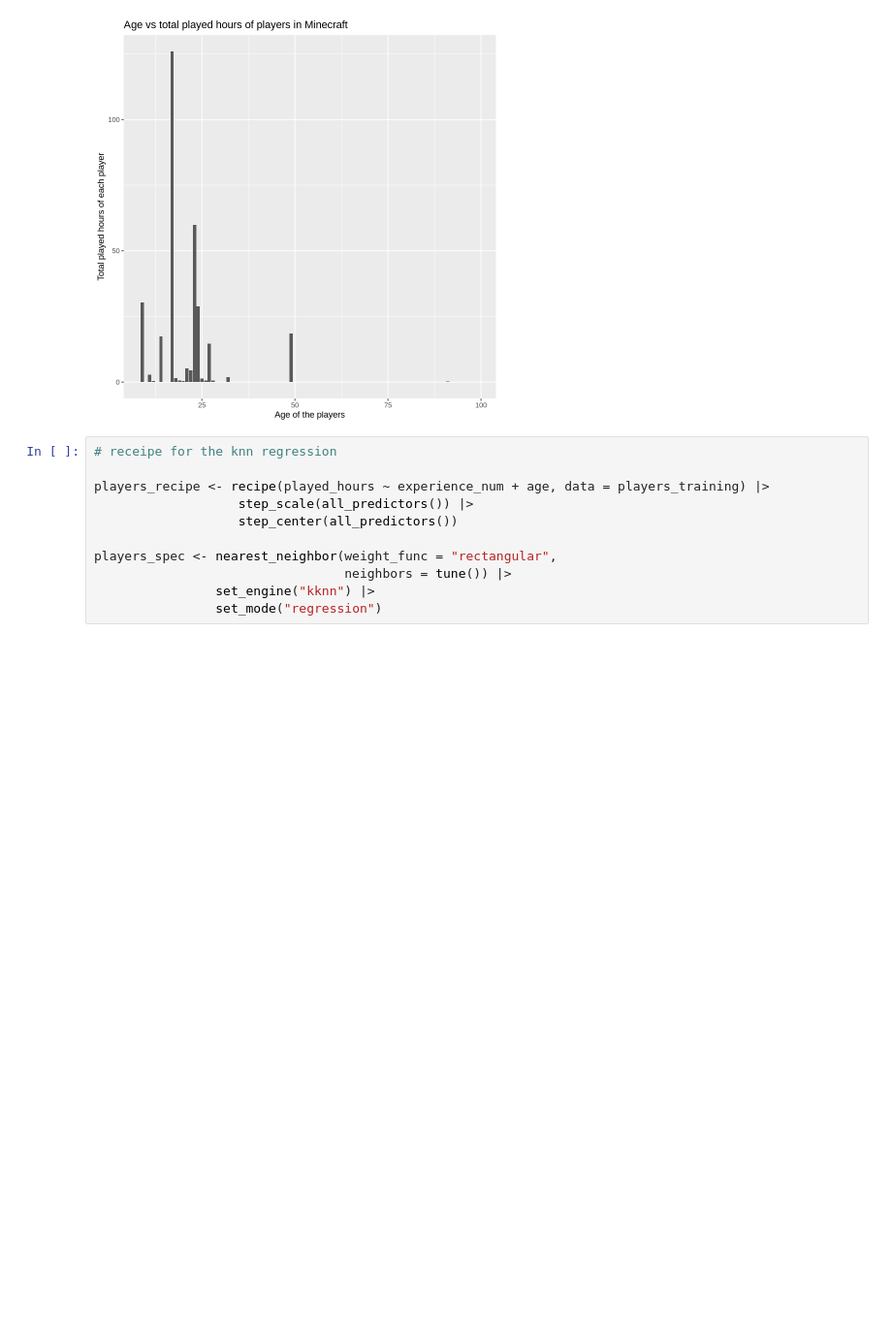
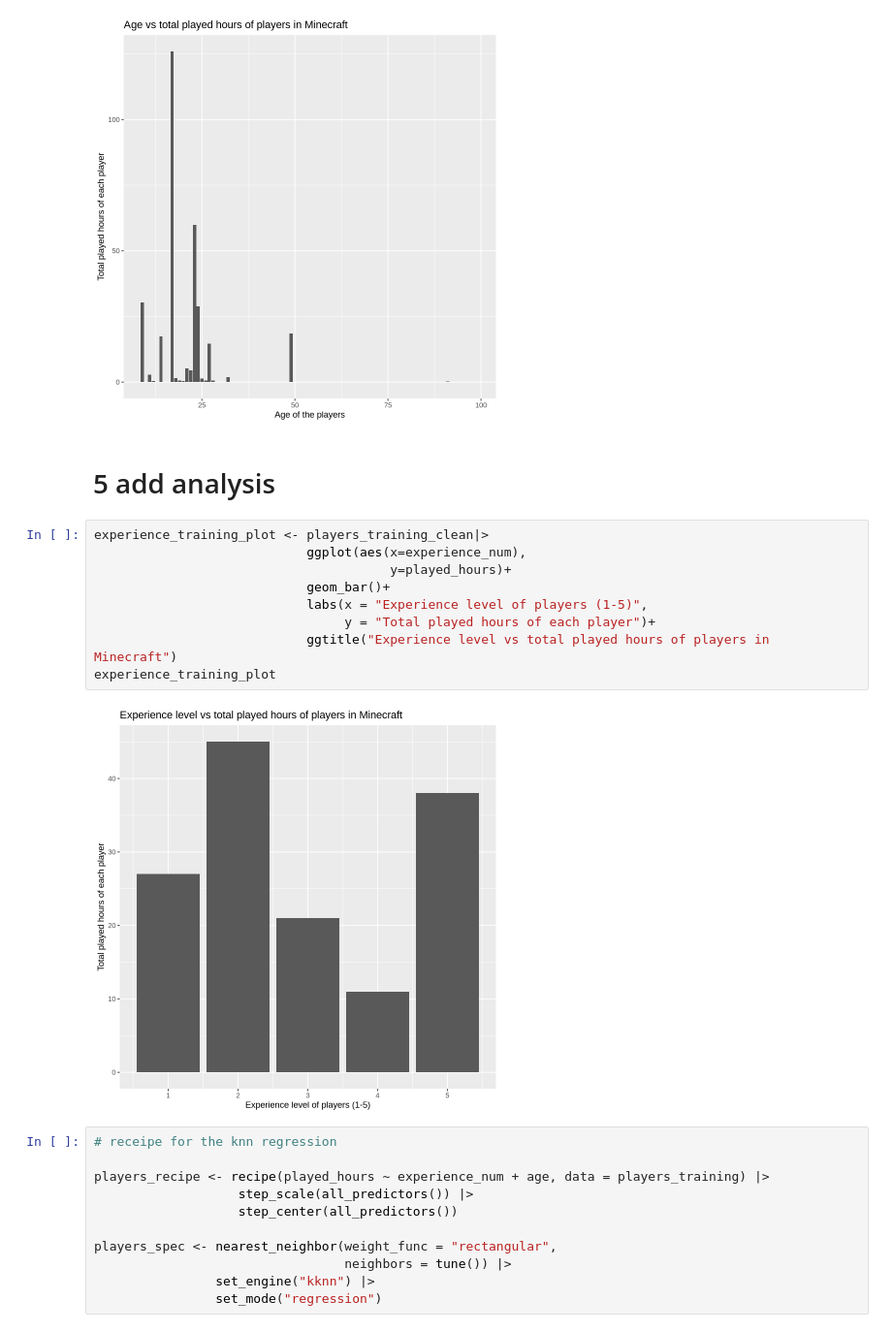
Before and after one commit to janeymhe/dsci-100-project, a Jupyter notebook: final_project.ipynb, the cells around one changed output. Shown at 97% size. Drawn from its saved outputs; the diff is of its cells as text; blank space fills up the shorter version.

```diff
--- a/final_project.ipynb
+++ b/final_project.ipynb
@@ -132,6 +132,19 @@ age_training_plot
 Warning message in geom_histogram(stat = "identity"):
 “Ignoring unknown parameters: `binwidth`, `bins`, and `pad`”
 [figure]
+# %% [markdown]
+# 5 add analysis
+# %%
+experience_training_plot <- players_training_clean|>
+                            ggplot(aes(x=experience_num),
+                                       y=played_hours)+
+                            geom_bar()+
+                            labs(x = "Experience level of players (1-5)",
+                                 y = "Total played hours of each player")+
+                            ggtitle("Experience level vs total played hours of players in Minecraft")
+experience_training_plot
+# %% [output]
+[figure, added]
 # %%
 # receipe for the knn regression
 
```
Also changed, not shown: parts of 13 cells of this notebook.
